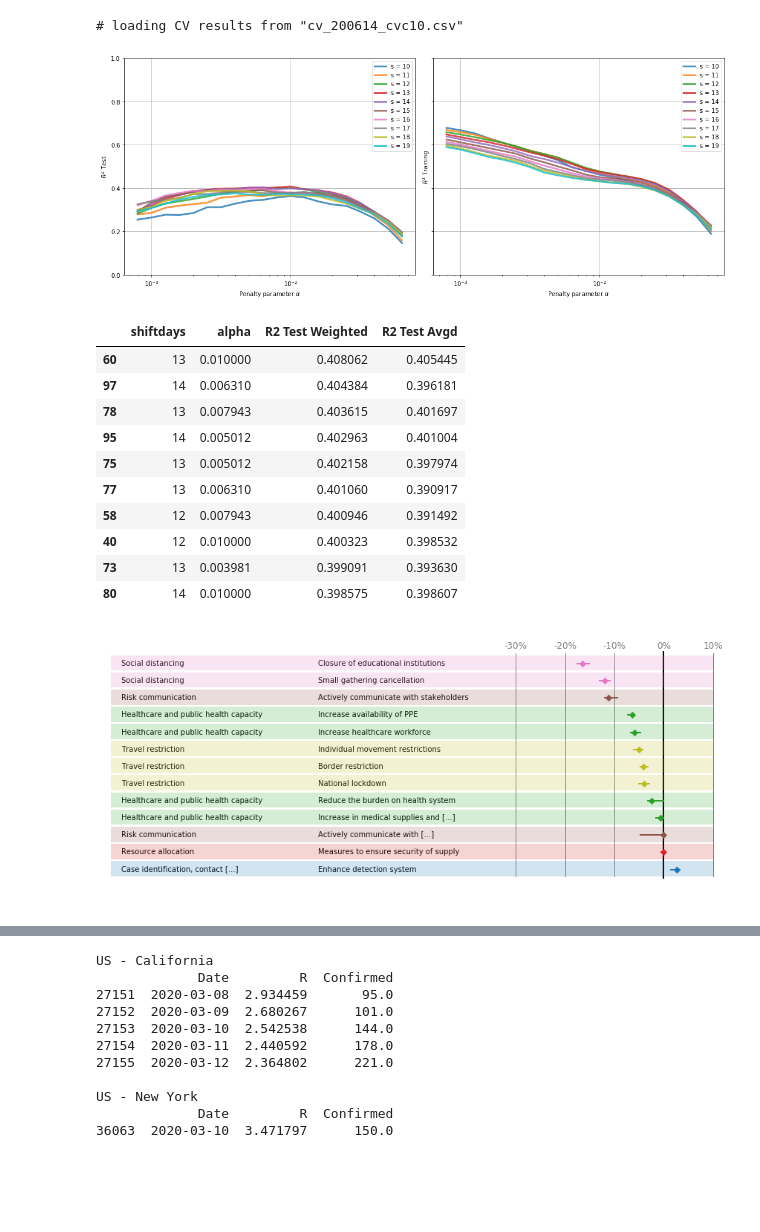
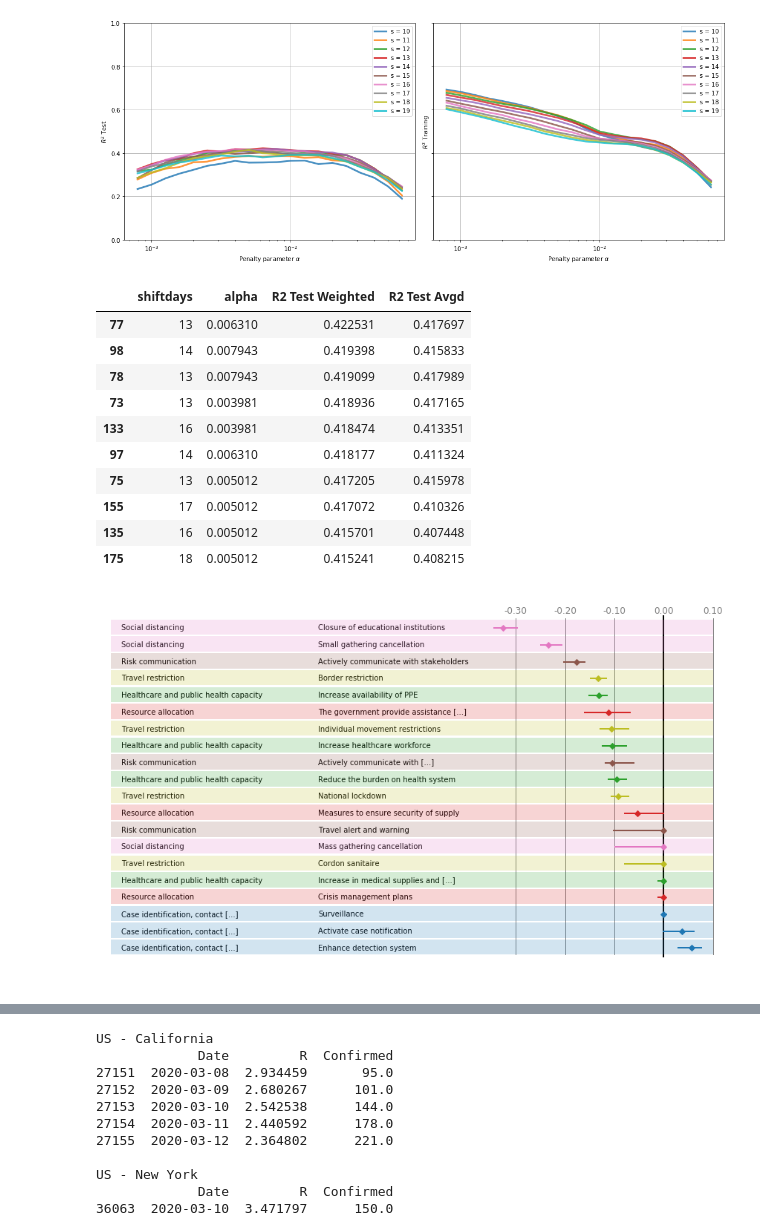
Before and after one commit to lukasgeyrhofer/corona, a Jupyter notebook: NPI measure effects.ipynb, the cells around one changed output, grey strips where cells are left out. Drawn from its saved outputs; the diff is of its cells as text; code cells hidden in the pictures; blank space fills up the shorter version.

Commit message:
new cutoff dates from external file

```diff
--- a/NPI measure effects.ipynb
+++ b/NPI measure effects.ipynb
@@ -44,25 +45,23 @@ for i in range(26):
     crossval.RunCV(shiftdaylist=shiftdaylist,alphalist = alphalist, crossvalcount = 10)
 # %%
-# rather load results from previous run
-crossval.LoadCVResults('cv_200614_cvc10.csv', reset = True)
+# rather load the object from previous run done externally
+crossval = pickle.load(open('pickle/cv_200616.pickle','rb'))
-# %% [output]
-# loading CV results from "cv_200614_cvc10.csv"
 # %%
 crossval.PlotCVresults()
 # %% [output]
-[figure, old version]
+[figure, new version]
 # %%
 crossval.ProcessCVresults()[['shiftdays','alpha','R2 Test Weighted', 'R2 Test Avgd']].sort_values('R2 Test Weighted', ascending=False).head(10)
 # %% [output]
 |  | shiftdays | alpha | R2 Test Weighted | R2 Test Avgd |
-| 60 | 13 | 0.010000 | 0.408062 | 0.405445 |
-| 97 | 14 | 0.006310 | 0.404384 | 0.396181 |
-| 78 | 13 | 0.007943 | 0.403615 | 0.401697 |
-| 95 | 14 | 0.005012 | 0.402963 | 0.401004 |
-| 75 | 13 | 0.005012 | 0.402158 | 0.397974 |
-| 77 | 13 | 0.006310 | 0.401060 | 0.390917 |
-| 58 | 12 | 0.007943 | 0.400946 | 0.391492 |
-| 40 | 12 | 0.010000 | 0.400323 | 0.398532 |
-| 73 | 13 | 0.003981 | 0.399091 | 0.393630 |
-| 80 | 14 | 0.010000 | 0.398575 | 0.398607 |
+| 77 | 13 | 0.006310 | 0.422531 | 0.417697 |
+| 98 | 14 | 0.007943 | 0.419398 | 0.415833 |
+| 78 | 13 | 0.007943 | 0.419099 | 0.417989 |
+| 73 | 13 | 0.003981 | 0.418936 | 0.417165 |
+| 133 | 16 | 0.003981 | 0.418474 | 0.413351 |
+| 97 | 14 | 0.006310 | 0.418177 | 0.411324 |
+| 75 | 13 | 0.005012 | 0.417205 | 0.415978 |
+| 155 | 17 | 0.005012 | 0.417072 | 0.410326 |
+| 135 | 16 | 0.005012 | 0.415701 | 0.407448 |
+| 175 | 18 | 0.005012 | 0.415241 | 0.408215 |
 # %%
@@ -70,5 +69,5 @@ crossval.ComputeFinalModels(modelparameters=[(13,1e-2)])
 # %%
-crossval.PlotMeasureListSorted(drop_zeros = True, entryheight=.4)
+crossval.PlotMeasureListSorted(drop_zeros = True, entryheight=.4, rescale = False)
 # %% [output]
-[figure, old version]
+[figure, new version]
 # %%
```
Also changed, not shown: parts of 10 cells of this notebook.
